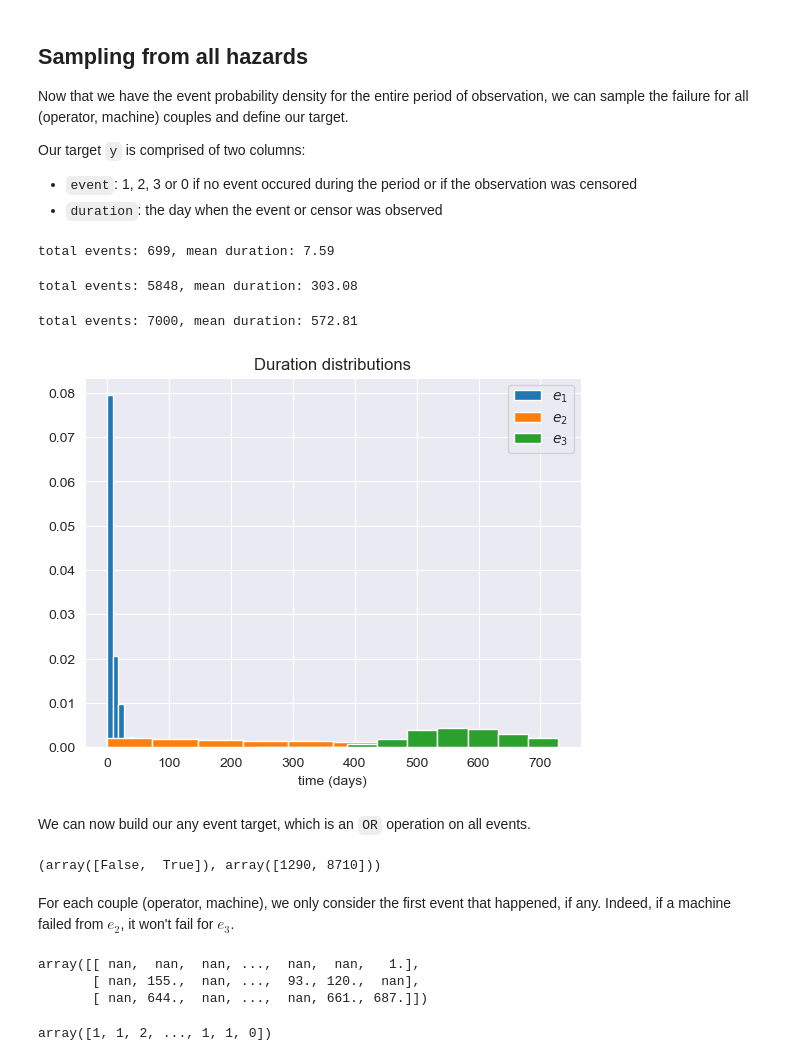
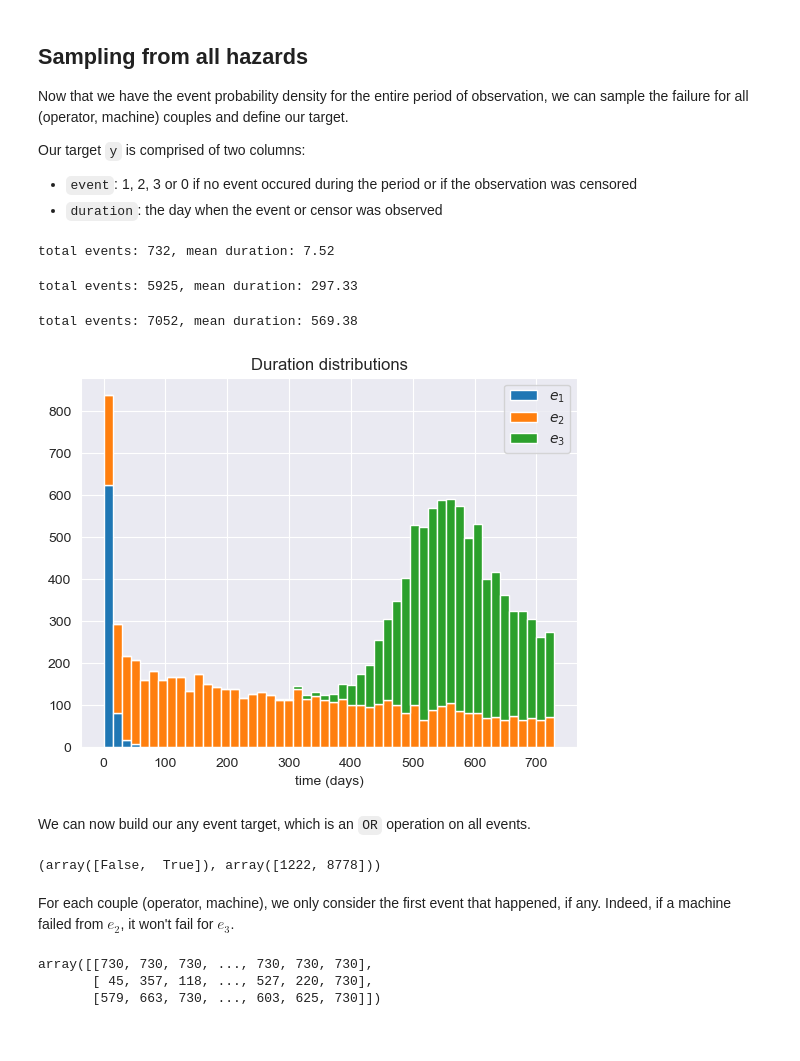
Before and after one commit to soda-inria/survival-analysis-benchmark, a Jupyter notebook: notebooks/factory_dataset.ipynb, the cells around one changed output. Drawn from its saved outputs; the diff is of its cells as text; code cells hidden in the pictures.

```diff
--- a/notebooks/factory_dataset.ipynb
+++ b/notebooks/factory_dataset.ipynb
@@ -448,10 +448,10 @@ Our target `y` is comprised of two columns:
 # %%
 from scipy.stats import bernoulli
 
-def get_event_duration(event_matrix, max_duration=total_period):
+def get_event_duration(event_matrix):
     trials = bernoulli.rvs(event_matrix, random_state=rng)
     event = np.any(trials, axis=1)
-    duration = np.full(event.shape[0], max_duration)
+    duration = np.full(event.shape[0], fill_value=total_period)
     rows, cols = np.where(trials == 1)
     # Some trials might have more than one event,
     # we only keep the first one.
@@ -463,29 +463,33 @@ def get_event_duration(event_matrix, max_duration=total_period):
 event_1, duration_1 = get_event_duration(e_1)
 print(f"total events: {event_1.sum()}, mean duration: {duration_1[event_1].mean():.2f}")
 # %% [output]
-total events: 699, mean duration: 7.59
+total events: 732, mean duration: 7.52
 # %%
 event_2, duration_2 = get_event_duration(e_2)
 print(f"total events: {event_2.sum()}, mean duration: {duration_2[event_2].mean():.2f}")
 # %% [output]
-total events: 5848, mean duration: 303.08
+total events: 5925, mean duration: 297.33
 # %%
 event_3, duration_3 = get_event_duration(e_3)
 print(f"total events: {event_3.sum()}, mean duration: {duration_3[event_3].mean():.2f}")
 # %% [output]
-total events: 7000, mean duration: 572.81
+total events: 7052, mean duration: 569.38
 # %%
 fig, ax = plt.subplots()
-ax.hist(duration_1[event_1], label="$e_1$", density=True)
-ax.hist(duration_2[event_2], label="$e_2$", density=True)
-ax.hist(duration_3[event_3], label="$e_3$", density=True)
+hists = [
+    duration_1[event_1],
+    duration_2[event_2],
+    duration_3[event_3],
+]
+labels = [f"$e_{idx}$" for idx in range(1, 4)]
+ax.hist(hists, bins=50, stacked=True, label=labels)
 ax.set(
     title="Duration distributions",
     xlabel="time (days)",
 )
 plt.legend();
 # %% [output]
-[figure, old version]
+[figure, new version]
 # %% [markdown]
 We can now build our any event target, which is an `OR` operation on all events.
 # %%
@@ -498,20 +502,13 @@ any_event = np.logical_or(
 )
 np.unique(any_event, return_counts=True)
 # %% [output]
-(array([False,  True]), array([1290, 8710]))
+(array([False,  True]), array([1222, 8778]))
 # %% [markdown]
 For each couple (operator, machine), we only consider the first event that happened, if any. Indeed, if a machine failed from $e_2$, it won't fail for $e_3$.
 # %%
 stacked_durations = np.vstack([duration_1, duration_2, duration_3])
-
 stacked_durations
 # %% [output]
-array([[ nan,  nan,  nan, ...,  nan,  nan,   1.],
-       [ nan, 155.,  nan, ...,  93., 120.,  nan],
-       [ nan, 644.,  nan, ...,  nan, 661., 687.]])
+array([[730, 730, 730, ..., 730, 730, 730],
+       [ 45, 357, 118, ..., 527, 220, 730],
+       [579, 663, 730, ..., 603, 625, 730]])
-# %%
-duration_event = stacked_durations[:, any_event]
-first_hit = np.nanargmin(duration_event, axis=0)
-first_hit
-# %% [output]
-array([1, 1, 2, ..., 1, 1, 0])
```
Also changed, not shown: parts of 50 cells of this notebook.
